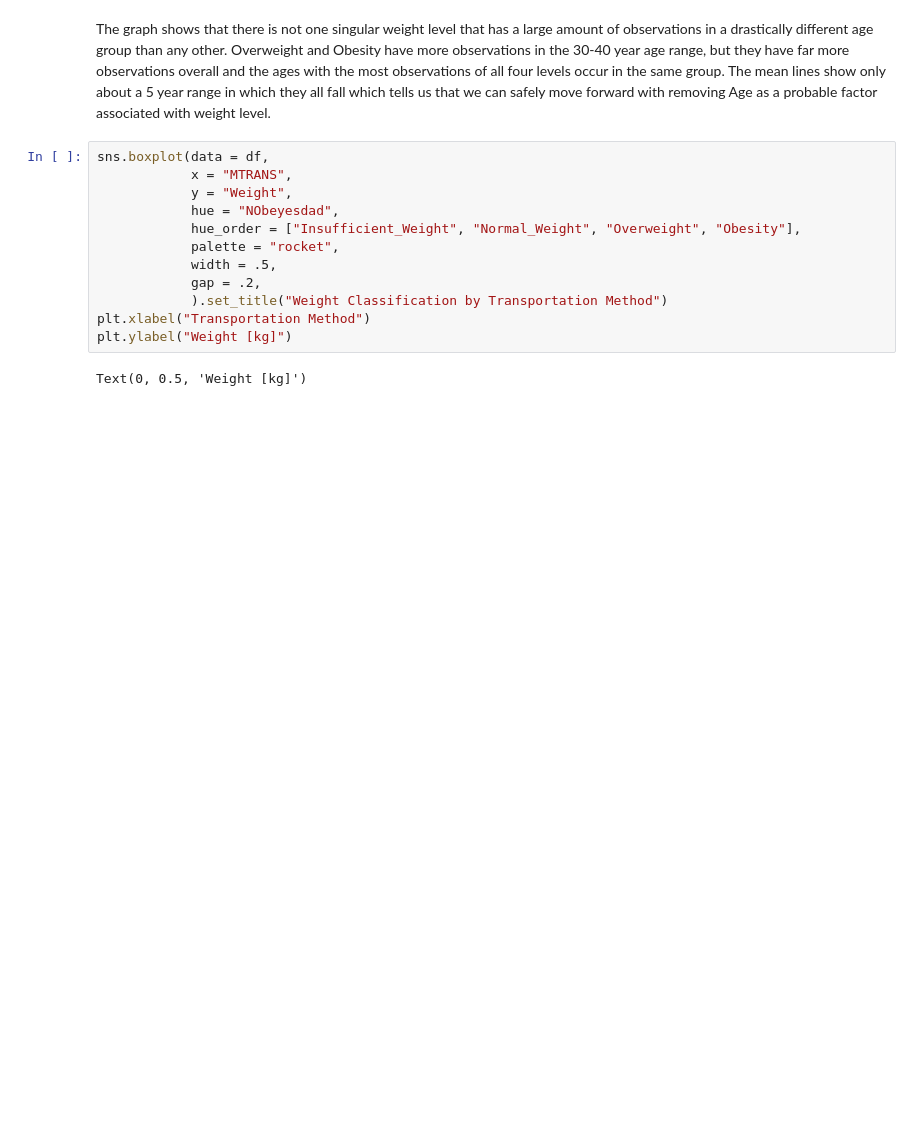
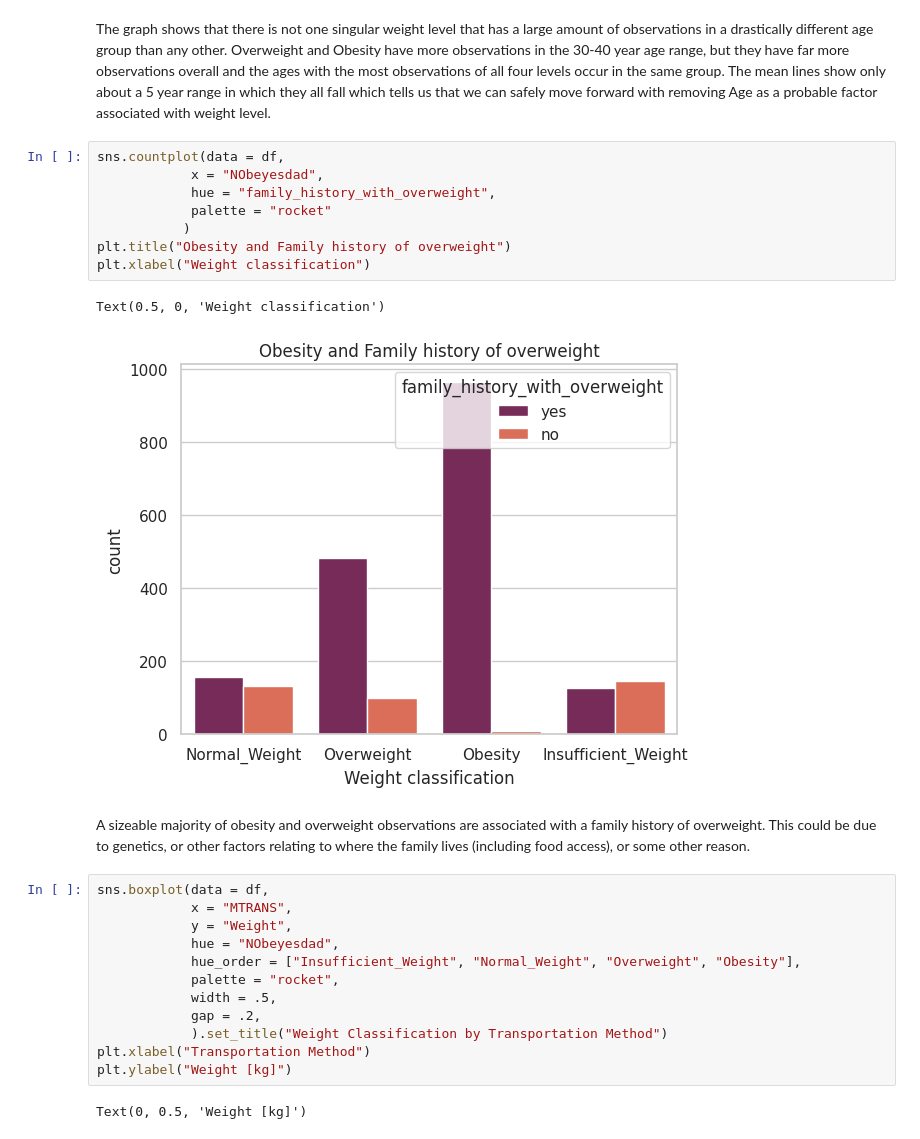
Before and after one commit to zsturk/Dat402_Proj1, a Jupyter notebook: DAT 402 Project 1.ipynb, the cells around one changed output. Cells and saved outputs as stored; diff of their text form; blank space fills up the shorter version.

```diff
--- a/DAT 402 Project 1.ipynb
+++ b/DAT 402 Project 1.ipynb
@@ -166,5 +166,18 @@ for Age in means.index:
 # %% [markdown]
 The graph shows that there is not one singular weight level that has a large amount of observations in a drastically different age group than any other. Overweight and Obesity have more observations in the 30-40 year age range, but they have far more observations overall and the ages with the most observations of all four levels occur in the same group. The mean lines show only about a 5 year range in which they all fall which tells us that we can safely move forward with removing Age as a probable factor associated with weight level.
+# %%
+sns.countplot(data = df,
+            x = "NObeyesdad",
+            hue = "family_history_with_overweight",
+            palette = "rocket"
+           )
+plt.title("Obesity and Family history of overweight")
+plt.xlabel("Weight classification")
+# %% [output]
+Text(0.5, 0, 'Weight classification')
+[figure, added]
+# %% [markdown]
+A sizeable majority of obesity and overweight observations are associated with a family history of overweight. This could be due to genetics, or other factors relating to where the family lives (including food access), or some other reason.
 # %%
 sns.boxplot(data = df,
             x = "MTRANS",
```
Also changed, not shown: parts of 6 cells of this notebook.
